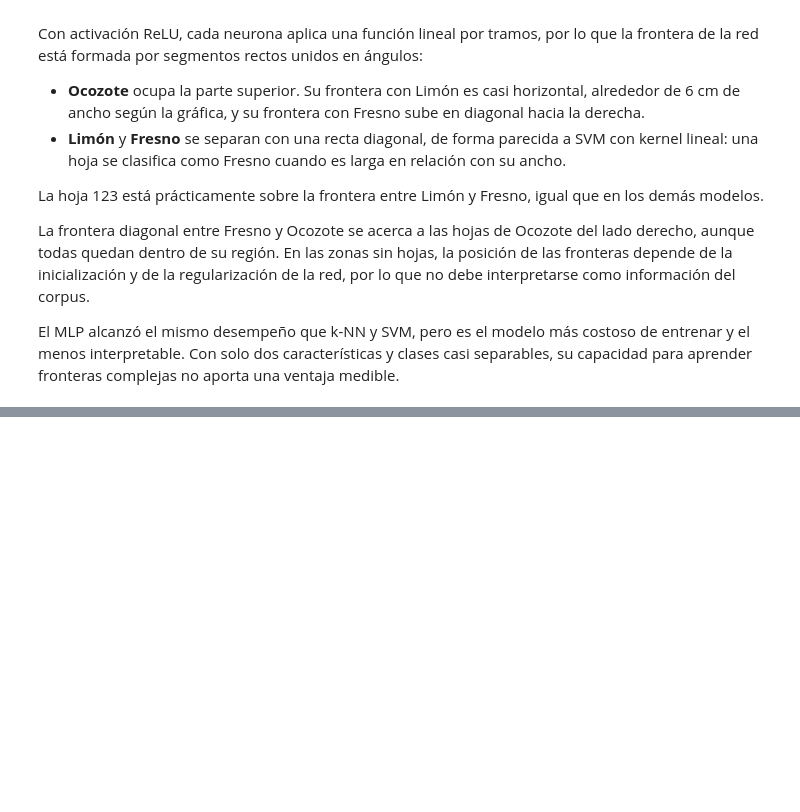
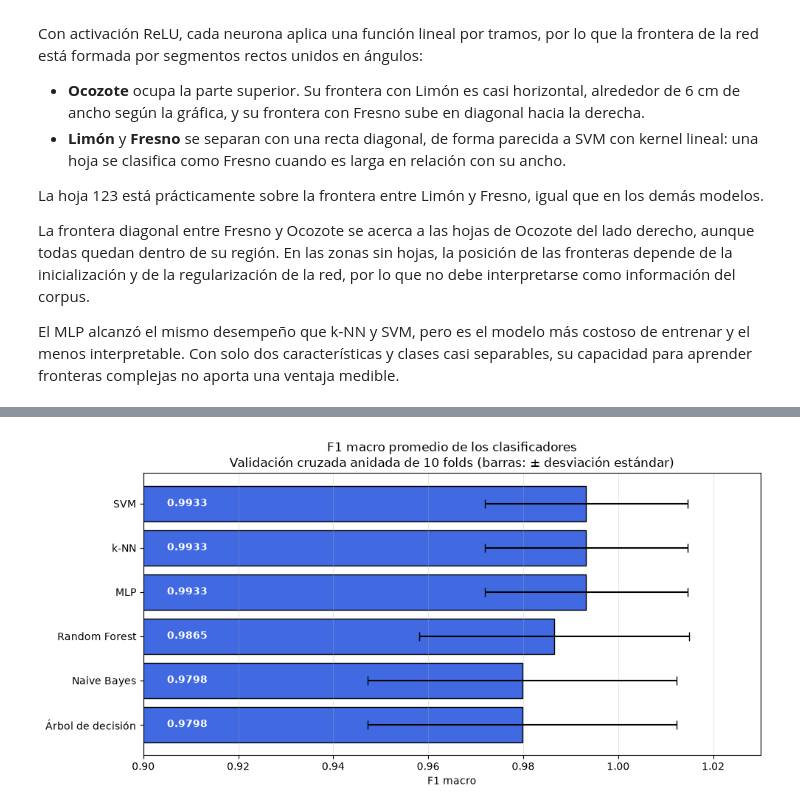
Before and after one commit to jpmartham/proyecto-final-razonamiento, a Jupyter notebook: notebooks/hojas.ipynb, the cells around one changed output, grey strips where cells are left out. Drawn from its saved outputs; the diff is of its cells as text; code cells hidden in the pictures; blank space fills up the shorter version.

Commit message:
Hojas: comparativa, ranking, discusión y conclusiones; n_jobs por modelo
Co-Authored-By: Claude Opus 5.5 <noreply@anthropic.com>

```diff
--- a/notebooks/hojas.ipynb
+++ b/notebooks/hojas.ipynb
@@ -1345,7 +1345,7 @@ def numero_empatados(busqueda):
     return int((puntajes == puntajes.max()).sum())
 
 
-def evaluar_cv_anidada(pipeline, parametros, nombre_modelo, desempate=True):
+def evaluar_cv_anidada(pipeline, parametros, nombre_modelo, desempate=True, n_jobs=1):
     # Verificar que seguimos utilizando el corpus de hojas
     if X.shape != (150, 2):
         raise ValueError(
@@ -1375,7 +1375,7 @@ def evaluar_cv_anidada(pipeline, parametros, nombre_modelo, desempate=True):
             param_grid=parametros,
             scoring="f1_macro",
             cv=cv_interna,
-            n_jobs=1,
+            n_jobs=n_jobs,
             refit=desempate
         )
 
@@ -1487,13 +1487,13 @@ def graficar_matriz_confusion(predicciones, nombre_modelo):
     return matriz
 
 
-def buscar_configuracion_final(pipeline, parametros, desempate=True):
+def buscar_configuracion_final(pipeline, parametros, desempate=True, n_jobs=1):
     busqueda_final = GridSearchCV(
         estimator=pipeline,
         param_grid=parametros,
         scoring="f1_macro",
         cv=cv_externa,
-        n_jobs=1,
+        n_jobs=n_jobs,
         refit=desempate
     )
 
@@ -2853,7 +2853,8 @@ resultados_folds_bosque_df, mejores_parametros_folds_bosque_df, predicciones_bos
     pipeline_bosque,
     parametros_bosque,
     "Random Forest",
-    desempate_bosque
+    desempate_bosque,
+    n_jobs=-1
 )
 # %% [output]
 Random Forest — fold 1/10 terminado — mejor configuración: {'bosque__criterion': 'gini', 'bosque__max_depth': 5, 'bosque__max_features': 'sqrt', 'bosque__n_estimators': 100}
@@ -2945,7 +2946,8 @@ Con validación cruzada anidada, Random Forest obtuvo un accuracy de **0.9867 ±
 busqueda_final_bosque = buscar_configuracion_final(
     pipeline_bosque,
     parametros_bosque,
-    desempate_bosque
+    desempate_bosque,
+    n_jobs=-1
 )
 
 mejor_modelo_bosque = busqueda_final_bosque.best_estimator_
@@ -3353,0 +3488,26 @@ El MLP alcanzó el mismo desempeño que k-NN y SVM, pero es el modelo más costo
+# %%
+# Gráfica del F1 macro promedio con su desviación estándar
+fig, ax = plt.subplots(figsize=(10, 5))
+
+orden_grafica = comparacion_supervisados.sort_values("f1_macro_promedio")
+
+ax.barh(
+    orden_grafica["modelo"],
+    orden_grafica["f1_macro_promedio"],
+    xerr=orden_grafica["f1_macro_desv"],
+    color="royalblue",
+    edgecolor="black",
+    capsize=4
+)
+
+for posicion, valor in enumerate(orden_grafica["f1_macro_promedio"]):
+    ax.text(0.905, posicion, f"{valor:.4f}", va="center", color="white", fontweight="bold")
+
+ax.set_xlim(0.9, 1.03)
+ax.set_title("F1 macro promedio de los clasificadores\nValidación cruzada anidada de 10 folds (barras: ± desviación estándar)")
+ax.set_xlabel("F1 macro")
+ax.grid(axis="x", alpha=0.3)
+plt.tight_layout()
+plt.show()
+# %% [output]
+[figure, added]
```
Also changed, not shown: parts of 21 cells of this notebook.
